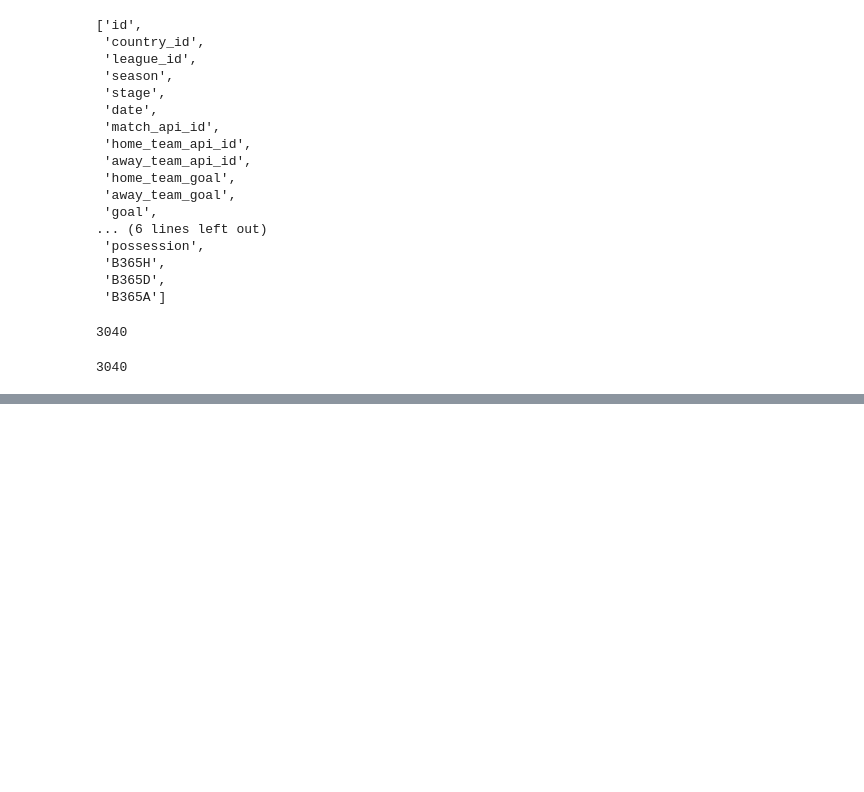
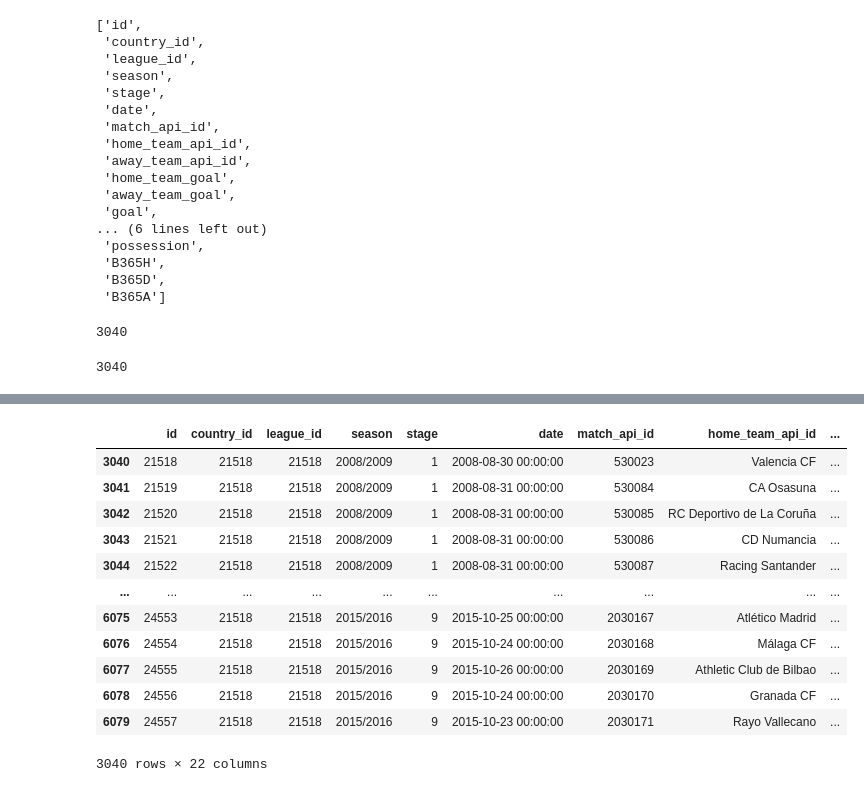
Before and after one commit to enliktjioe/nn2020-football, a Jupyter notebook: Preprocessing.ipynb, the cells around one changed output, grey strips where cells are left out. Cells and saved outputs as stored; diff of their text form; code cells hidden in the pictures; blank space fills up the shorter version.

```diff
--- a/Preprocessing.ipynb
+++ b/Preprocessing.ipynb
@@ -164,3 +258,19 @@ len(df_LaLiga)
+# %%
+df_LaLiga
+# %% [output]
+|  | id | country_id | league_id | season | stage | date | match_api_id | home_team_api_id | ... |
+| 3040 | 21518 | 21518 | 21518 | 2008/2009 | 1 | 2008-08-30 00:00:00 | 530023 | Valencia CF | ... |
+| 3041 | 21519 | 21518 | 21518 | 2008/2009 | 1 | 2008-08-31 00:00:00 | 530084 | CA Osasuna | ... |
+| 3042 | 21520 | 21518 | 21518 | 2008/2009 | 1 | 2008-08-31 00:00:00 | 530085 | RC Deportivo de La Coruña | ... |
+| 3043 | 21521 | 21518 | 21518 | 2008/2009 | 1 | 2008-08-31 00:00:00 | 530086 | CD Numancia | ... |
+| 3044 | 21522 | 21518 | 21518 | 2008/2009 | 1 | 2008-08-31 00:00:00 | 530087 | Racing Santander | ... |
+| ... | ... | ... | ... | ... | ... | ... | ... | ... | ... |
+| 6075 | 24553 | 21518 | 21518 | 2015/2016 | 9 | 2015-10-25 00:00:00 | 2030167 | Atlético Madrid | ... |
+| 6076 | 24554 | 21518 | 21518 | 2015/2016 | 9 | 2015-10-24 00:00:00 | 2030168 | Málaga CF | ... |
+| 6077 | 24555 | 21518 | 21518 | 2015/2016 | 9 | 2015-10-26 00:00:00 | 2030169 | Athletic Club de Bilbao | ... |
+| 6078 | 24556 | 21518 | 21518 | 2015/2016 | 9 | 2015-10-24 00:00:00 | 2030170 | Granada CF | ... |
+| 6079 | 24557 | 21518 | 21518 | 2015/2016 | 9 | 2015-10-23 00:00:00 | 2030171 | Rayo Vallecano | ... |
+3040 rows × 22 columns
 # %%
 df_EPL.to_csv(path + "EPL.csv")
 df_LaLiga.to_csv(path + "LaLiga.csv")
```
Also changed, not shown: parts of 12 cells of this notebook.
